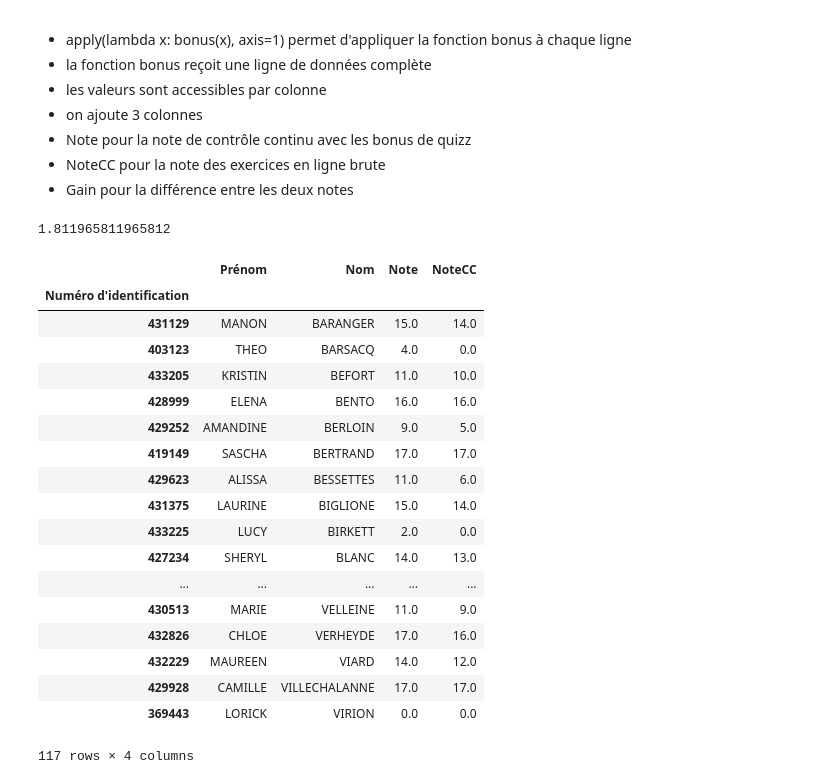
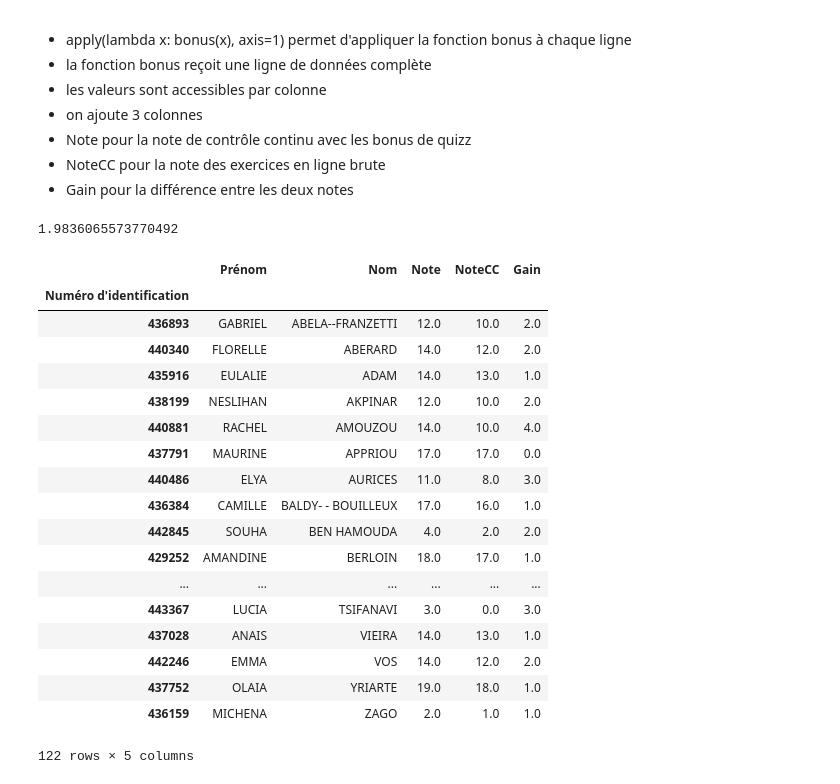
Before and after one commit to gboye/Divers, a Jupyter notebook: Montaigne/LG-NotesBonusQuizz.ipynb, the cells around one changed output. Drawn from its saved outputs; the diff is of its cells as text; code cells hidden in the pictures.

```diff
--- a/Montaigne/LG-NotesBonusQuizz.ipynb
+++ b/Montaigne/LG-NotesBonusQuizz.ipynb
@@ -24,7 +24,7 @@ dfNotes.set_index([u'Nom', u'Prénom'],inplace=True)
 # notesNom=u"/Users/gilles/ownCloud/Cours/Bordeaux/L1-LinguistiqueGenerale/NotesCours/21-Session1/21-LNS1U4-LNS1T2-eCampus-Mineures.xlsx"
 # notesNom=u"/Users/gilles/ownCloud/Cours/Bordeaux/L1-LinguistiqueGenerale/NotesCours/21-Session1/21-LNS1U4-LNS1T2-eCampus-FAD.xlsx"
 # notesNom=u"/Users/gilles/ownCloud/Cours/Bordeaux/L1-LinguistiqueGenerale/NotesCours/21-Session1/21-LNS1U4-LNS1T2-eCampus-Majeure.xlsx"
-notesNom=u"/Users/gilles/ownCloud/Cours/Bordeaux/L1-LinguistiqueGenerale/NotesCours/22-Session1/22-1LNSU4.xlsx"
+notesNom=u"/Users/gilles/ownCloud/Cours/Bordeaux/L1-LinguistiqueGenerale/NotesCours/23-Session1/23-1LNSU4.xlsx"
 # %%
 xls = pd.ExcelFile(notesNom)
 xls.sheet_names
@@ -37,5 +40,4 @@ dfNotes.set_index([u"Numéro d'identification"],inplace=True)
 # %%
-dfNotes.columns=[u'Nom', u'Prénom', u'Adresse de courriel',u'Prasi', u'Yomig V', u'Yomig T', u'Kartin V', u'Kartin T', u'Nemas V', u'Nemas T',
-         u'CoupeMot', u'CoupeMorphe']+sorted([u"Q%02d"%(n+1) for n in range(10)])+["date"]
+dfNotes.columns=[u'Nom', u'Prénom', u'Adresse de courriel',u'Prasi', u'Yomig V', u'Yomig T', u'Kartin V', u'Kartin T', u'Nemas V', u'Nemas T', u'CoupeMot', u'CoupeMorphe']+sorted([u"Q%02d"%(n+1) for n in range(1,11)])+["date"]
 
-dfNotes
+# dfNotes["Q02"]
@@ -69,7 +51,7 @@ notesCC=[u'Prasi', u'Yomig V', u'Yomig T', u'Kartin V', u'Kartin T', u'Nemas V',
         ]
 # notesCC=u"Morpho1 Morpho2 Bizar1 Bizar2 Phono Sem".split(" ")
 # notesQuizz=sorted([u"Quizz%d"%(n+1) for n in range(2,8)]+[u"Quizz7b"])
-notesQuizz=sorted([u"Q%02d"%(n+1) for n in range(10)])
+notesQuizz=sorted([u"Q%02d"%(n+1) for n in range(1,11)])
 # dfNotes=dfNotesXLS[notesCC+notesQuizz]
 dfNotes[notesQuizz].head(10)
 # %% [output]
@@ -144,4 +126,4 @@ dfNotes["Gain"]=dfNotes["Note"]-dfNotes["NoteCC"]
 # %%
 dfNotes["Gain"].mean()
 # %% [output]
-1.811965811965812
+1.9836065573770492
@@ -150,22 +130,22 @@ dfNotes.to_excel(notesNom.replace(".xls","-Final.xls"),encoding="utf8")
 # %%
-dfNotes[dfNotes["Note"].notnull()][u"Prénom Nom Note NoteCC".split(" ")]
+dfNotes[dfNotes["Note"].notnull()][u"Prénom Nom Note NoteCC Gain".split(" ")]
 # %% [output]
-|  | Prénom | Nom | Note | NoteCC |
-| Numéro d'identification |  |  |  |  |
-| 431129 | MANON | BARANGER | 15.0 | 14.0 |
-| 403123 | THEO | BARSACQ | 4.0 | 0.0 |
-| 433205 | KRISTIN | BEFORT | 11.0 | 10.0 |
-| 428999 | ELENA | BENTO | 16.0 | 16.0 |
-| 429252 | AMANDINE | BERLOIN | 9.0 | 5.0 |
-| 419149 | SASCHA | BERTRAND | 17.0 | 17.0 |
-| 429623 | ALISSA | BESSETTES | 11.0 | 6.0 |
-| 431375 | LAURINE | BIGLIONE | 15.0 | 14.0 |
-| 433225 | LUCY | BIRKETT | 2.0 | 0.0 |
-| 427234 | SHERYL | BLANC | 14.0 | 13.0 |
-| ... | ... | ... | ... | ... |
-| 430513 | MARIE | VELLEINE | 11.0 | 9.0 |
-| 432826 | CHLOE | VERHEYDE | 17.0 | 16.0 |
-| 432229 | MAUREEN | VIARD | 14.0 | 12.0 |
-| 429928 | CAMILLE | VILLECHALANNE | 17.0 | 17.0 |
-| 369443 | LORICK | VIRION | 0.0 | 0.0 |
+|  | Prénom | Nom | Note | NoteCC | Gain |
+| Numéro d'identification |  |  |  |  |  |
+| 436893 | GABRIEL | ABELA--FRANZETTI | 12.0 | 10.0 | 2.0 |
+| 440340 | FLORELLE | ABERARD | 14.0 | 12.0 | 2.0 |
+| 435916 | EULALIE | ADAM | 14.0 | 13.0 | 1.0 |
+| 438199 | NESLIHAN | AKPINAR | 12.0 | 10.0 | 2.0 |
+| 440881 | RACHEL | AMOUZOU | 14.0 | 10.0 | 4.0 |
+| 437791 | MAURINE | APPRIOU | 17.0 | 17.0 | 0.0 |
+| 440486 | ELYA | AURICES | 11.0 | 8.0 | 3.0 |
+| 436384 | CAMILLE | BALDY- - BOUILLEUX | 17.0 | 16.0 | 1.0 |
+| 442845 | SOUHA | BEN HAMOUDA | 4.0 | 2.0 | 2.0 |
+| 429252 | AMANDINE | BERLOIN | 18.0 | 17.0 | 1.0 |
+| ... | ... | ... | ... | ... | ... |
+| 443367 | LUCIA | TSIFANAVI | 3.0 | 0.0 | 3.0 |
+| 437028 | ANAIS | VIEIRA | 14.0 | 13.0 | 1.0 |
+| 442246 | EMMA | VOS | 14.0 | 12.0 | 2.0 |
+| 437752 | OLAIA | YRIARTE | 19.0 | 18.0 | 1.0 |
+| 436159 | MICHENA | ZAGO | 2.0 | 1.0 | 1.0 |
-117 rows × 4 columns
+122 rows × 5 columns
```
Also changed, not shown: parts of 5 cells of this notebook, 6 other files.
